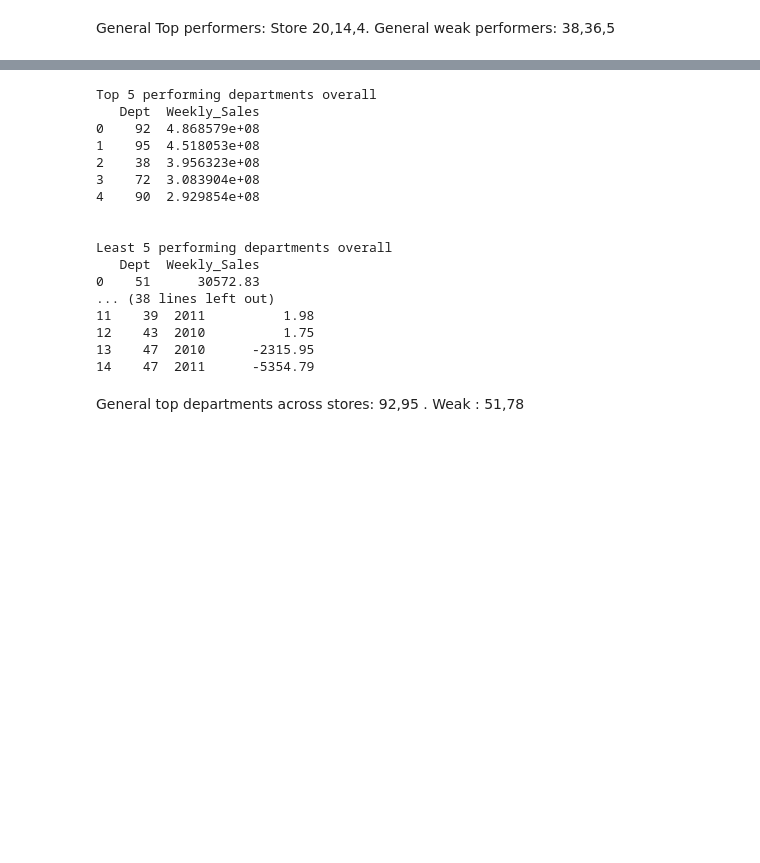
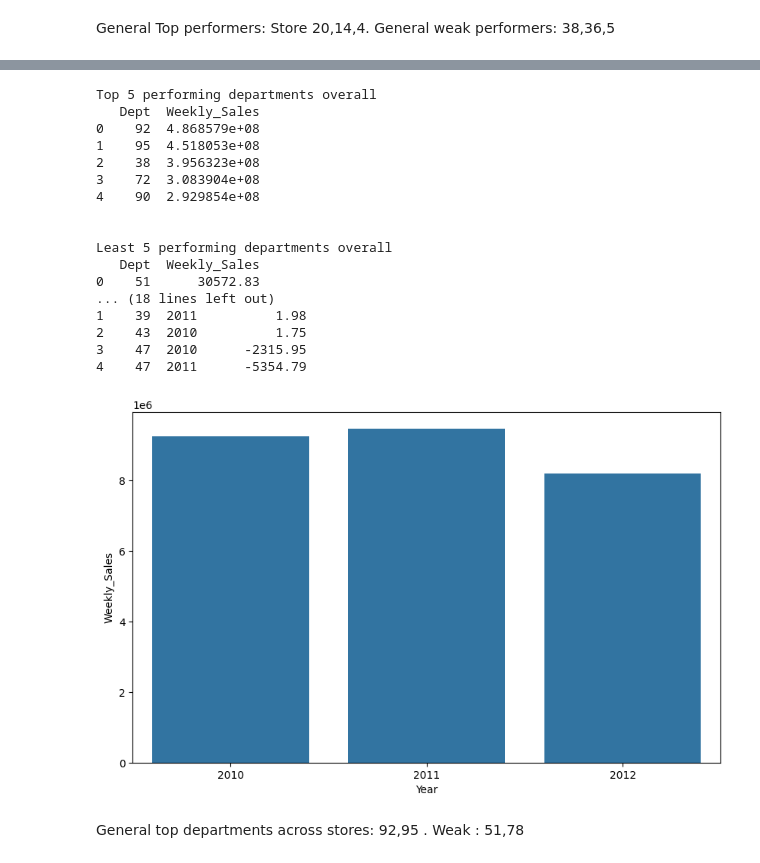
Before and after one commit to AmazingK2k3/Data_Analytics_Mini_Projects, a Jupyter notebook: Retail_Analytics_case_study/Retail_data_analysis.ipynb, the cells around one changed output, grey strips where cells are left out. Cells and saved outputs as stored; diff of their text form; code cells hidden in the pictures; blank space fills up the shorter version.

```diff
--- a/Retail_Analytics_case_study/Retail_data_analysis.ipynb
+++ b/Retail_Analytics_case_study/Retail_data_analysis.ipynb
@@ -396,46 +431,49 @@ General Top performers: Store 20,14,4. General weak performers: 38,36,5
 # %%
 # Top and least performing departments across stores overall and yearly
-total_sales_per_dept = all_data.groupby('Dept')['Weekly_Sales'].sum().reset_index()
+total_sales_per_dept = all_data.groupby('Dept')['Weekly_Sales'].sum().reset_index() #mean can be used as well.
 total_sales_per_dept = total_sales_per_dept.sort_values(by='Weekly_Sales', ascending=False)
 
 yearly_sales_per_dept = all_data.groupby([ 'Dept', 'Year'])['Weekly_Sales'].sum().reset_index()
 yearly_sales_per_dept = yearly_sales_per_dept.sort_values(by='Weekly_Sales', ascending=False)
 
-top_performing_dept_overall = pd.DataFrame(total_sales_per_dept.head(5)).reset_index(drop=True)l
+yearly_sales_12 = yearly_sales_per_dept[yearly_sales_per_dept['Dept']==12]
+
+top_performing_dept_overall = pd.DataFrame(total_sales_per_dept.head(5)).reset_index(drop=True)
 least_performing_dept_overall = pd.DataFrame(total_sales_per_dept.tail(5)).reset_index(drop=True)
-top_performing_dept_yearly = pd.DataFrame(yearly_sales_per_dept.groupby('Year').head()).reset_index(drop=True)
-least_performing_dept_yearly = pd.DataFrame(yearly_sales_per_dept.groupby('Year').tail()).reset_index(drop=True)
+top_performing_dept_yearly = pd.DataFrame(yearly_sales_per_dept.head()).reset_index(drop=True)
+least_performing_dept_yearly = pd.DataFrame(yearly_sales_per_dept.tail()).reset_index(drop=True)
 
 
 print('Top 5 performing departments overall')
 print(top_performing_dept_overall)
 print('\n')
 print('Least 5 performing departments overall')
 print(least_performing_dept_overall)
 print('\n')
 print('Top 5 performing departments yearly')
 print(top_performing_dept_yearly)
 print('\n')
 print('Least 5 performing departments yearly')
 print(least_performing_dept_yearly)
 # %% [output]
 Top 5 performing departments overall
    Dept  Weekly_Sales
 0    92  4.868579e+08
 1    95  4.518053e+08
 2    38  3.956323e+08
 3    72  3.083904e+08
 4    90  2.929854e+08
 
 
 Least 5 performing departments overall
    Dept  Weekly_Sales
 0    51      30572.83
-... (38 lines left out)
-11    39  2011          1.98
-12    43  2010          1.75
-13    47  2010      -2315.95
-14    47  2011      -5354.79
+... (18 lines left out)
+1    39  2011          1.98
+2    43  2010          1.75
+3    47  2010      -2315.95
+4    47  2011      -5354.79
+[figure, added]
 # %% [markdown]
 General top departments across stores: 92,95 . Weak : 51,78
 # %%
```
Also changed, not shown: parts of 11 cells of this notebook, 3 other files.
